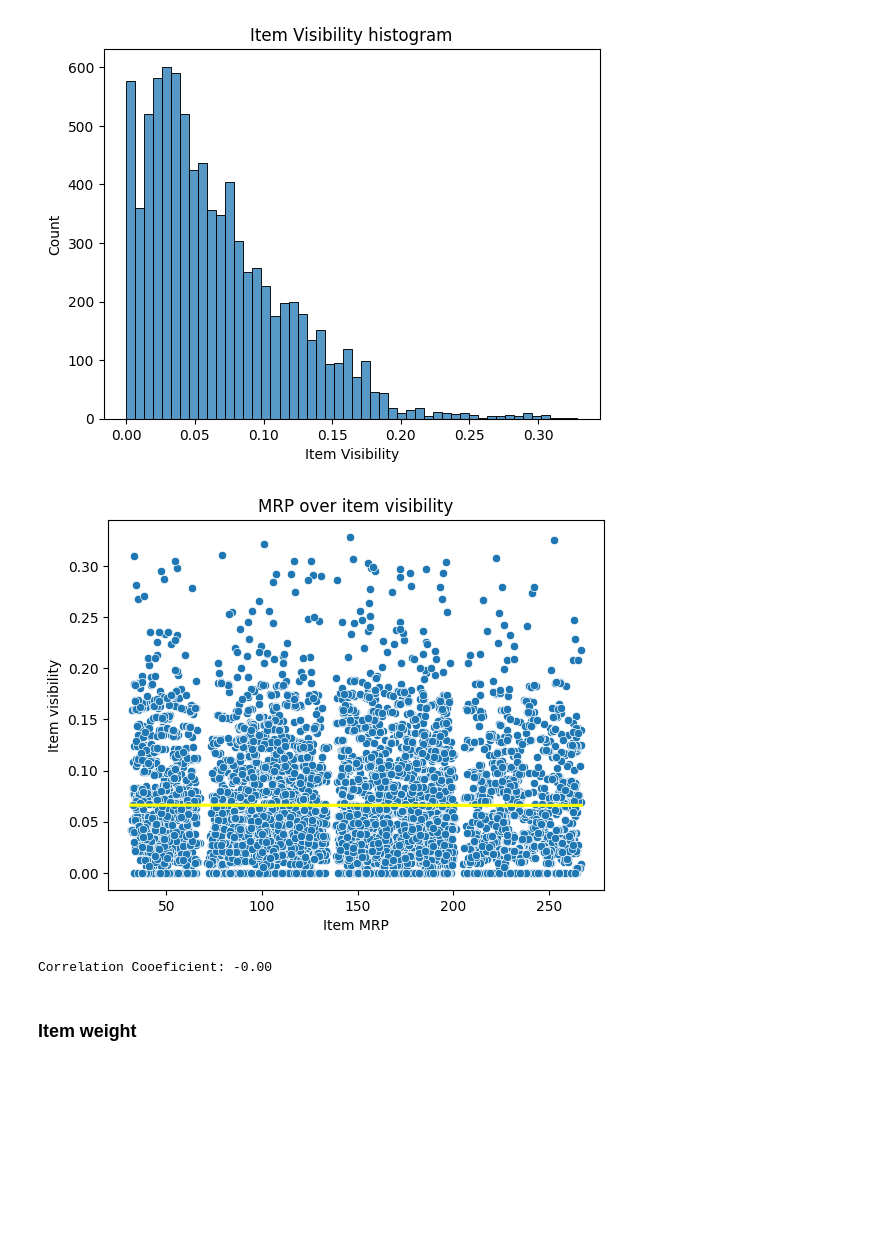
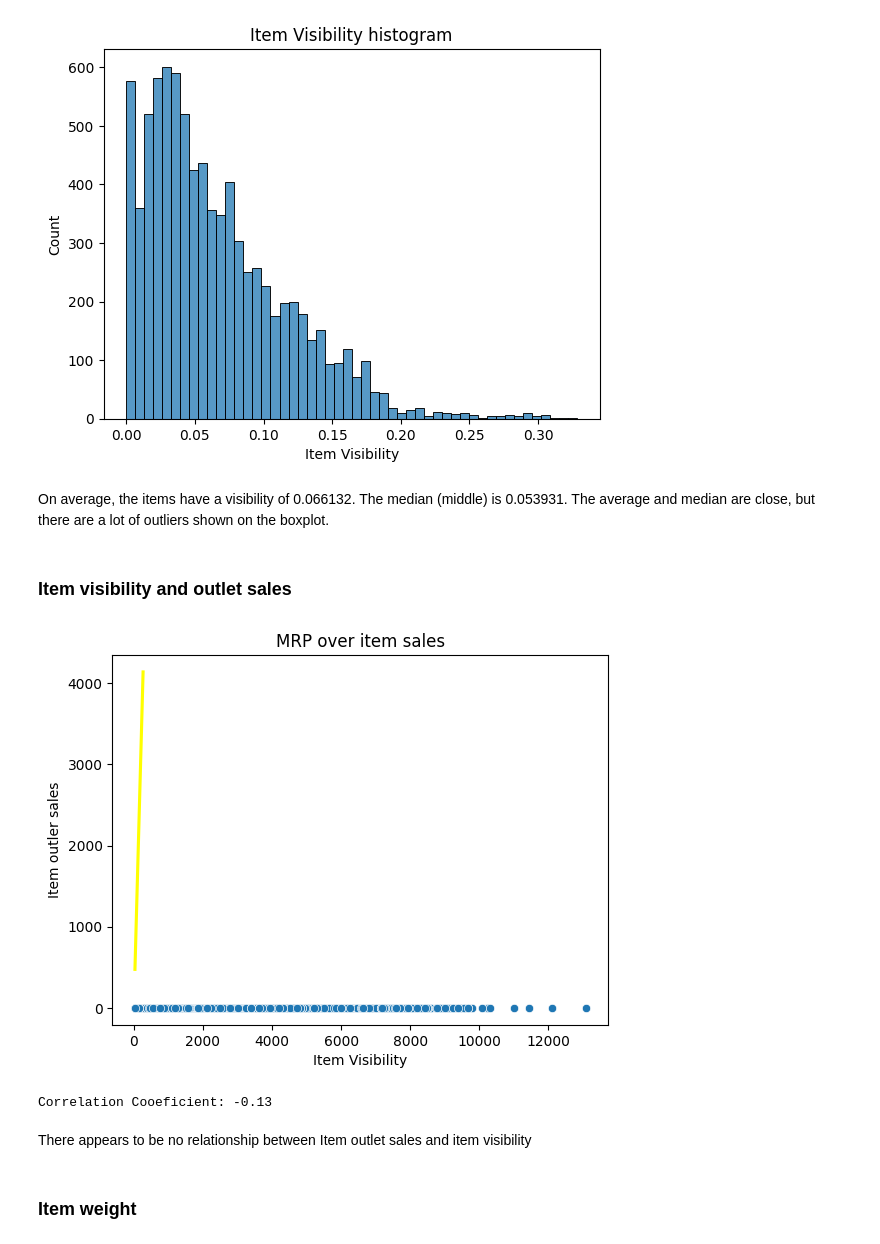
Before and after one commit to CameronBannick/Sales_Predictions, a Jupyter notebook: Sales_Prediction.ipynb, the cells around one changed output. Saved outputs shown, nothing was run; the diff lists cells and outputs as text; code cells hidden in the pictures; blank space fills up the shorter version.

```diff
--- a/Sales_Prediction.ipynb
+++ b/Sales_Prediction.ipynb
@@ -366,27 +374,33 @@ plt.xlabel('Item Visibility')
 plt.show()
 # %% [output]
 [figure]
+# %% [markdown]
+On average, the items have a visibility of 0.066132. The median (middle) is 0.053931. The average and median are close, but there are a lot of outliers shown on the boxplot.
+# %% [markdown]
+### Item visibility and outlet sales
 # %%
 #call sns scatterplot
-sns.scatterplot(x='item_mrp', y='item_visibility', data=df)
+sns.scatterplot(y='item_visibility', x='item_outlet_sales', data=df)
 #call sns regplot
-sns.regplot(x='item_mrp', y='item_visibility', data=df, scatter=False, ci=None, line_kws={'color': 'yellow', 'label': 'Correlation Line'})
+sns.regplot(x='item_mrp', y='item_outlet_sales', data=df, scatter=False, ci=None, line_kws={'color': 'yellow', 'label': 'Correlation Line'})
 #call title
-plt.title('MRP over item visibility')
+plt.title('MRP over item sales')
 #call axis title
-plt.xlabel('Item MRP')
-plt.ylabel('Item visibility')
+plt.xlabel('Item Visibility')
+plt.ylabel('Item outler sales')
 #show plot
 plt.show()
 # %% [output]
-[figure, old version]
+[figure, new version]
 # %%
 #save correlation coefficient
-corrco, _ = pearsonr(df['item_mrp'], df['item_visibility'])
+corrco, _ = pearsonr(df['item_visibility'], df['item_outlet_sales'])
 #print correlation coefficent
 print(f'Correlation Cooeficient: {corrco:.2f}')
 # %% [output]
-Correlation Cooeficient: -0.00
+Correlation Cooeficient: -0.13
+# %% [markdown]
+There appears to be no relationship between Item outlet sales and item visibility
 # %% [markdown]
 ### Item weight
 # %%
```
Also changed, not shown: parts of 16 cells of this notebook.
